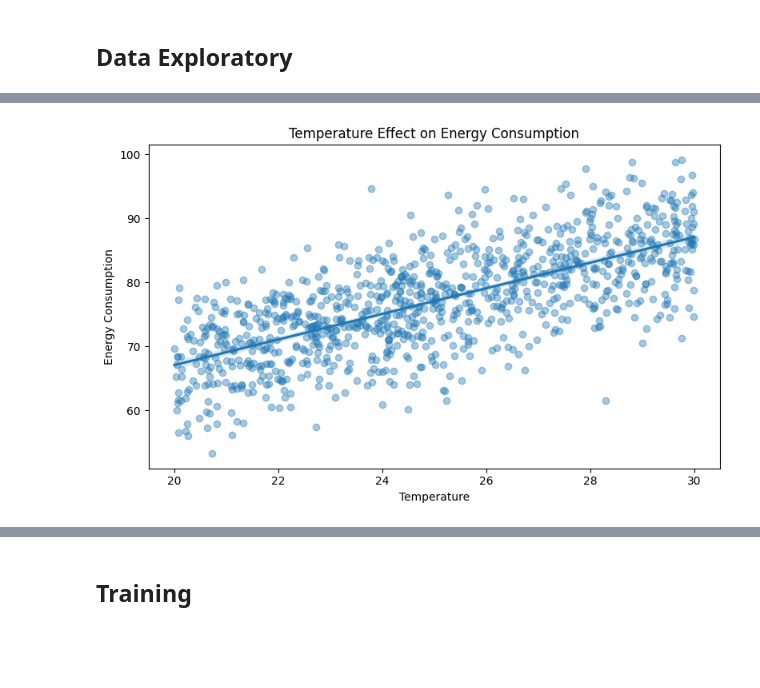
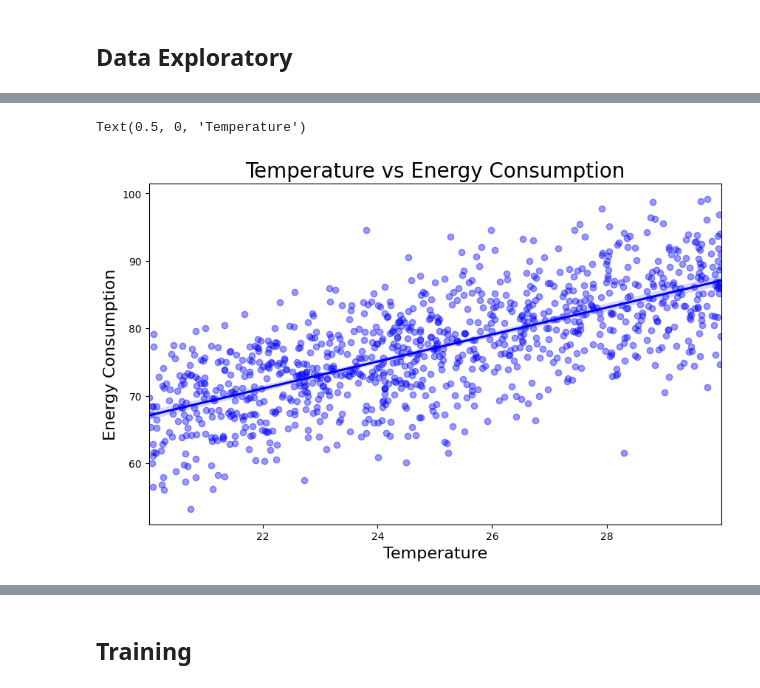
Before and after one commit to wuttipansat/Energy-Consumption-Regression-Analysis, a Jupyter notebook: experiment.ipynb, the cells around one changed output, grey strips where cells are left out. Saved outputs shown, nothing was run; the diff lists cells and outputs as text; code cells hidden in the pictures; blank space fills up the shorter version.

```diff
--- a/experiment.ipynb
+++ b/experiment.ipynb
@@ -60,5 +60,10 @@ plt.show()
 #Date time conversion
 df['Timestamp'] = pd.to_datetime(df['Timestamp'])
 #Time feature
+df['Num_DayOfWeek'] = df['Timestamp'].dt.dayofweek
+df["DayOfWeek"] = df["Timestamp"].dt.day_name()
+df['Holiday'] = df['Num_DayOfWeek'].apply(lambda x: "Yes" if x >= 5 else "No")
+
 df['hour'] = df['Timestamp'].dt.hour
 df['month'] = df['Timestamp'].dt.month
+df
@@ -86,5 +134,10 @@ plt.show()
 # %%
 plt.figure(figsize=(10, 6))
-sns.regplot(data=df, x='Temperature', y)
+sns.regplot(data=df, x='Temperature', y='EnergyConsumption', scatter_kws={"alpha": 0.4}, color='blue')
+plt.title("Temperature vs Energy Consumption", fontsize=20)
+plt.xlim(df['Temperature'].min(), df["Temperature"].max())
+plt.ylabel("Energy Consumption", fontsize=16)
+plt.xlabel("Temperature", fontsize=16)
 # %% [output]
+Text(0.5, 0, 'Temperature')
-[figure, old version]
+[figure, new version]
```
Also changed, not shown: parts of 9 cells of this notebook.
